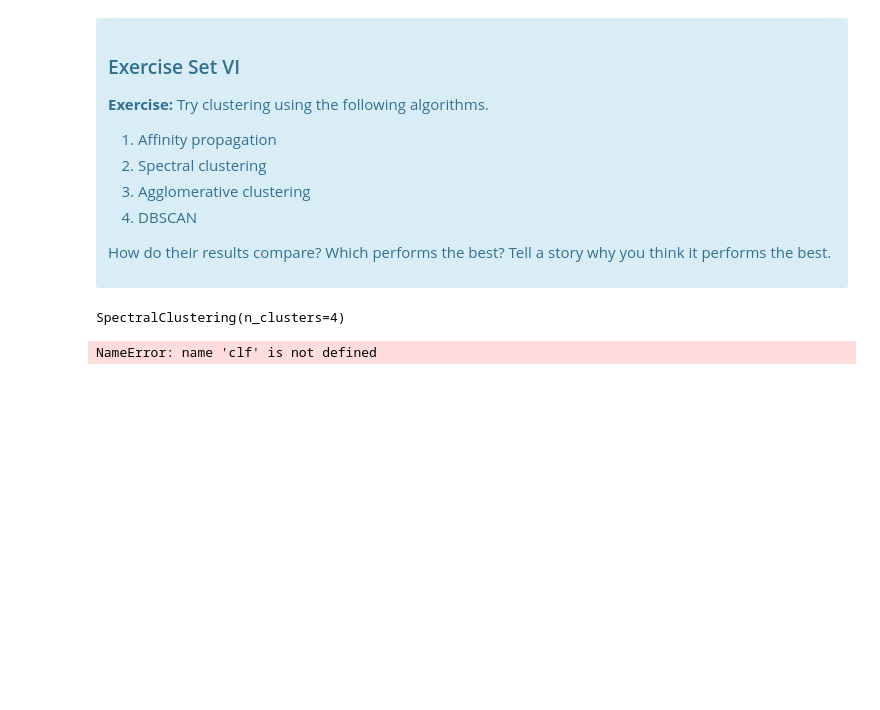
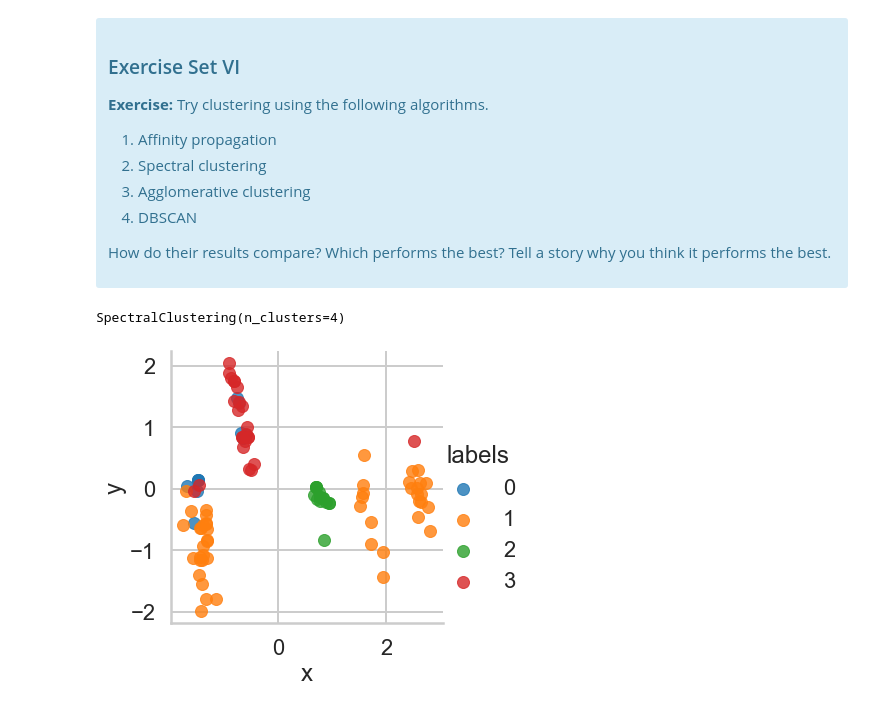
Before and after one commit to Jmumford45/mec-mini-projects, a Jupyter notebook: mec-16.2.6-clustering-mini-project/Mini_Project_Clustering.ipynb, the cells around one changed output. Saved outputs shown, nothing was run; the diff lists cells and outputs as text; code cells hidden in the pictures; blank space fills up the shorter version.

```diff
--- a/mec-16.2.6-clustering-mini-project/Mini_Project_Clustering.ipynb
+++ b/mec-16.2.6-clustering-mini-project/Mini_Project_Clustering.ipynb
@@ -132,11 +132,13 @@ Text(0, 0.5, 'SS')
 # %%
 #elbow point where K is lower than 5
 cluster = KMeans(n_clusters=5, random_state=3)
-matrix['cluster']=cluster.fit_predict(x_cols)
-matrix.cluster.value_counts().sort_index().plot(kind='bar')
+cust_offer_matrix['cluster']=cluster.fit_predict(x_cols)
+cust_offer_matrix.cluster.value_counts().sort_index().plot(kind='bar')
 
 plt.xlabel('clusters')
 plt.ylabel('size')
+
+#matrix = cust_offer_matrix
 # %% [output]
 Text(0, 0.5, 'size')
 [figure]
@@ -307,7 +311,7 @@ This is only one use of PCA for dimension reduction. We can also use PCA when we
 from sklearn.decomposition import PCA
 
 pca = PCA(n_components=2)
-matrix['x'] = pca.fit_transform(x_cols)
+matrix['x'] = pca.fit_transform(x_cols)[:, 0]
 matrix['y'] = pca.fit_transform(x_cols)[:, 1]
 
 matrix.reset_index()
@@ -373,7 +378,7 @@ What we've done is we've taken those columns of 0/1 indicator variables, and we'
 # Initialize a new PCA model with a default number of components.
 import sklearn.decomposition
 pca = sklearn.decomposition.PCA()
-new_pca = pca.fit(matrix)
+new_pca = pca.fit(matrix.drop(columns='customer_name'))
 
 # Do the rest on your own :)
 val = new_pca.explained_variance_
@@ -512,15 +517,18 @@ SC.fit(x_cols)
 # %% [output]
 SpectralClustering(n_clusters=4)
 # %%
-clf.fit(x_cols)
-labels=clf.labels_
-pca = sklearn.decomposition.PCA(n_components=2)
-pca.fit(matrix)
-new_matrix= pd.DataFrame(pca.transform(matrix))
-new_matrix.index = matrix.index
-new_matrix.columns=['x','y']
-new_matrix['labels']=labels
+def plot_pca(matrix, x_cols, clf):
+    clf.fit(x_cols)
+    labels=clf.labels_
+    pca = sklearn.decomposition.PCA(n_components=2)
+    pca.fit(matrix)
+    new_matrix= pd.DataFrame(pca.transform(matrix))
+    new_matrix.index = matrix.index
+    new_matrix.columns=['x','y']
+    new_matrix['labels']=labels
 
-sns.lmplot(x='x', y='y', hue='labels', data=new_matrix, fit_reg=False, size=5)
+    sns.lmplot(x='x', y='y', hue='labels', data=new_matrix, fit_reg=False, size=5)
-# %% [output]
-NameError: name 'clf' is not defined
+# %%
+plot_pca(matrix.drop(columns='customer_name'), x_cols, SC)
+# %% [output]
+[figure, added]
```
Also changed, not shown: parts of 5 cells of this notebook, 1 other file.
